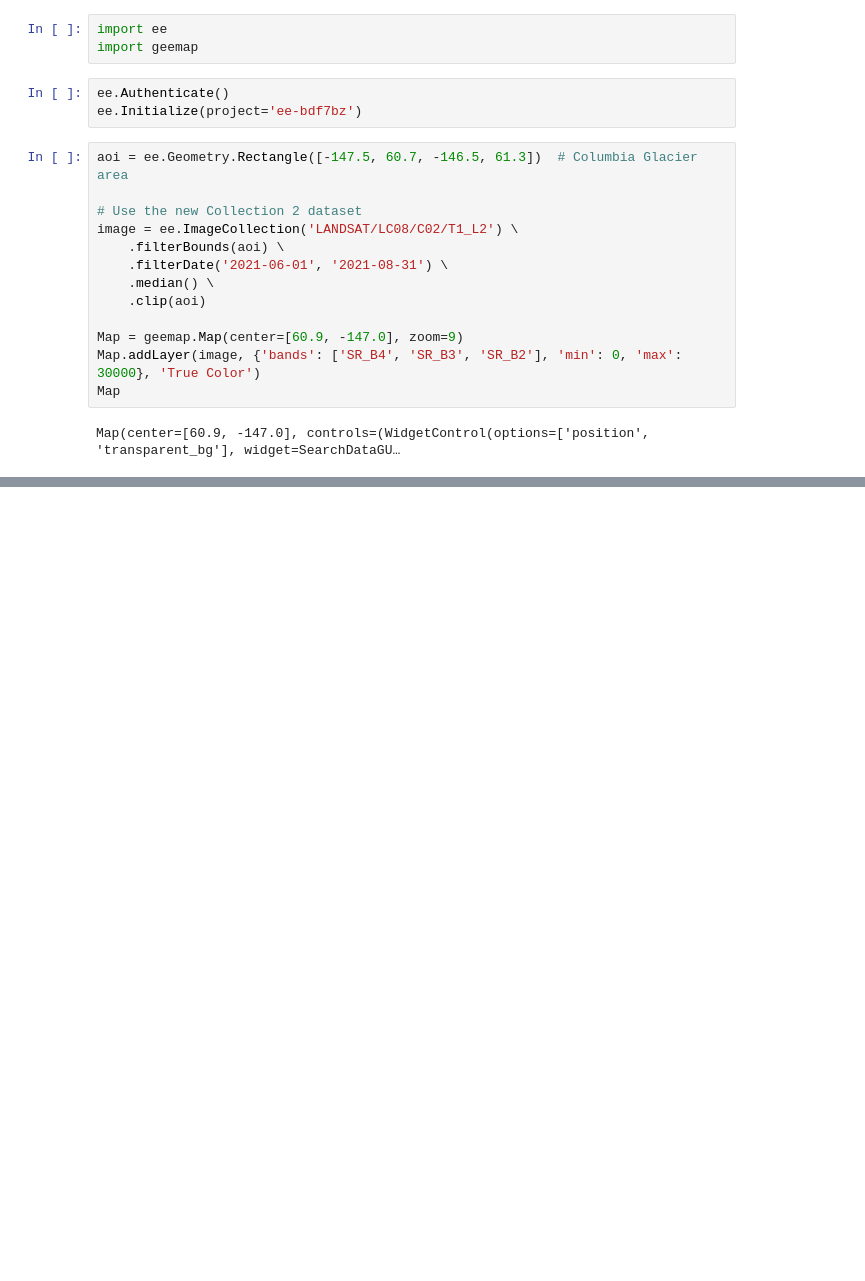
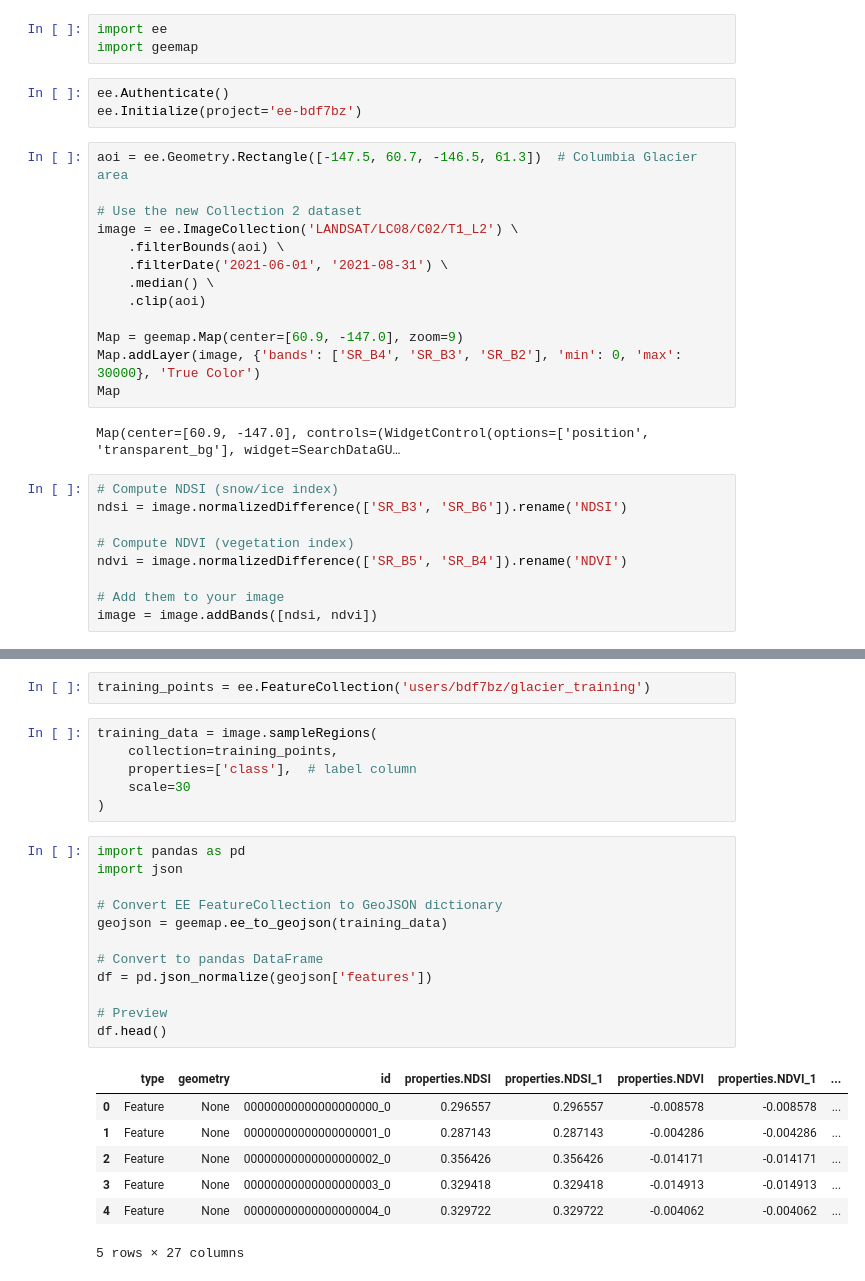
Before and after one commit to emilymacris/DS-4002, a Jupyter notebook: project_3.ipynb, the cells around one changed output, grey strips where cells are left out. Drawn from its saved outputs; the diff is of its cells as text; blank space fills up the shorter version.

```diff
--- a/project_3.ipynb
+++ b/project_3.ipynb
@@ -42,3 +42,12 @@ Map.addLayer(image, {'bands': ['SR_B4', 'SR_B3', 'SR_B2'], 'min': 0, 'max': 3000
 Map
 # %% [output]
 Map(center=[60.9, -147.0], controls=(WidgetControl(options=['position', 'transparent_bg'], widget=SearchDataGU…
+# %%
+# Compute NDSI (snow/ice index)
+ndsi = image.normalizedDifference(['SR_B3', 'SR_B6']).rename('NDSI')
+
+# Compute NDVI (vegetation index)
+ndvi = image.normalizedDifference(['SR_B5', 'SR_B4']).rename('NDVI')
+
+# Add them to your image
+image = image.addBands([ndsi, ndvi])
@@ -44,0 +67,28 @@ Map(center=[60.9, -147.0], controls=(WidgetControl(options=['position', 'transpa
+# %%
+training_points = ee.FeatureCollection('users/bdf7bz/glacier_training')
+# %%
+training_data = image.sampleRegions(
+    collection=training_points,
+    properties=['class'],  # label column
+    scale=30
+)
+# %%
+import pandas as pd
+import json
+
+# Convert EE FeatureCollection to GeoJSON dictionary
+geojson = geemap.ee_to_geojson(training_data)
+
+# Convert to pandas DataFrame
+df = pd.json_normalize(geojson['features'])
+
+# Preview
+df.head()
+# %% [output]
+|  | type | geometry | id | properties.NDSI | properties.NDSI_1 | properties.NDVI | properties.NDVI_1 | ... |
+| 0 | Feature | None | 00000000000000000000_0 | 0.296557 | 0.296557 | -0.008578 | -0.008578 | ... |
+| 1 | Feature | None | 00000000000000000001_0 | 0.287143 | 0.287143 | -0.004286 | -0.004286 | ... |
+| 2 | Feature | None | 00000000000000000002_0 | 0.356426 | 0.356426 | -0.014171 | -0.014171 | ... |
+| 3 | Feature | None | 00000000000000000003_0 | 0.329418 | 0.329418 | -0.014913 | -0.014913 | ... |
+| 4 | Feature | None | 00000000000000000004_0 | 0.329722 | 0.329722 | -0.004062 | -0.004062 | ... |
+5 rows × 27 columns
```
Also changed, not shown: parts of 2 cells of this notebook.
